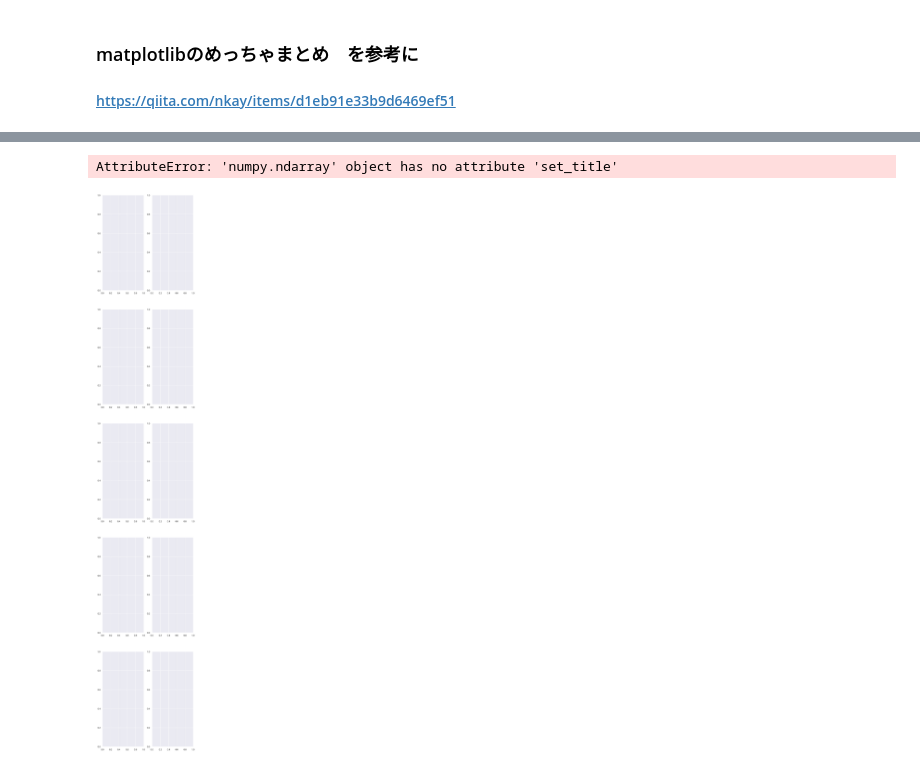
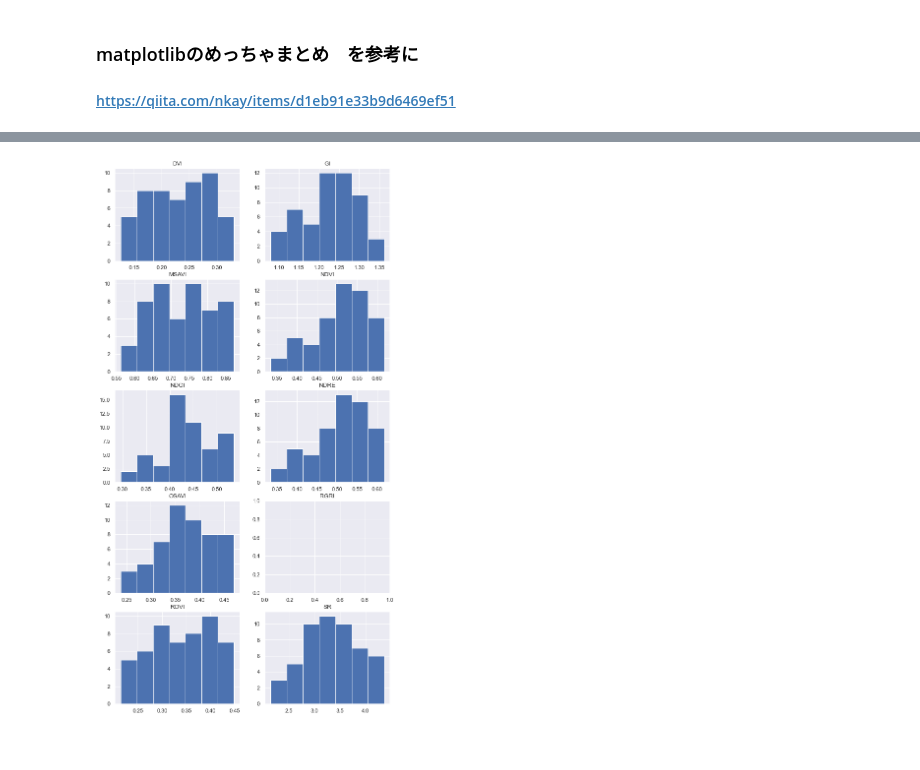
Before and after one commit to zawahan/mikan_functions, a Jupyter notebook: processing.ipynb, the cells around one changed output, grey strips where cells are left out. Cells and saved outputs as stored; diff of their text form; code cells hidden in the pictures.

```diff
--- a/processing.ipynb
+++ b/processing.ipynb
@@ -388,11 +378,18 @@ array([[<AxesSubplot:>, <AxesSubplot:>],
 # %%
+fig, axes = plt.subplots(5,2, figsize=(10,20))
 
-for c in range(len(VIname)):
-    if c != 7:
-        axes[c].set_title(VIname[c])
-        axes[c].hist(x = dfs_m_ex0.iloc[:,c],bins = bins)
-    else:
-        axes[c].set_title(VIname[c])
+c = 0
+for a in range(5):
+    for b in range(2):
+        if c != 7:
+            axes[a][b].set_title(VIname[c])
+            axes[a][b].hist(x = dfs_m_ex0.iloc[:,c],bins = bins)
+            c += 1
+        else:
+            axes[a][b].set_title(VIname[c])
+            c += 1
+plt.show()
+
+fig.savefig(str(rootpath)+"/result/"+str(imgNo)+"0_VI_hist.png", dpi = 200)
 # %% [output]
-AttributeError: 'numpy.ndarray' object has no attribute 'set_title'
-[figure, old version]
+[figure, new version]
```
Also changed, not shown: parts of 3 cells of this notebook.
